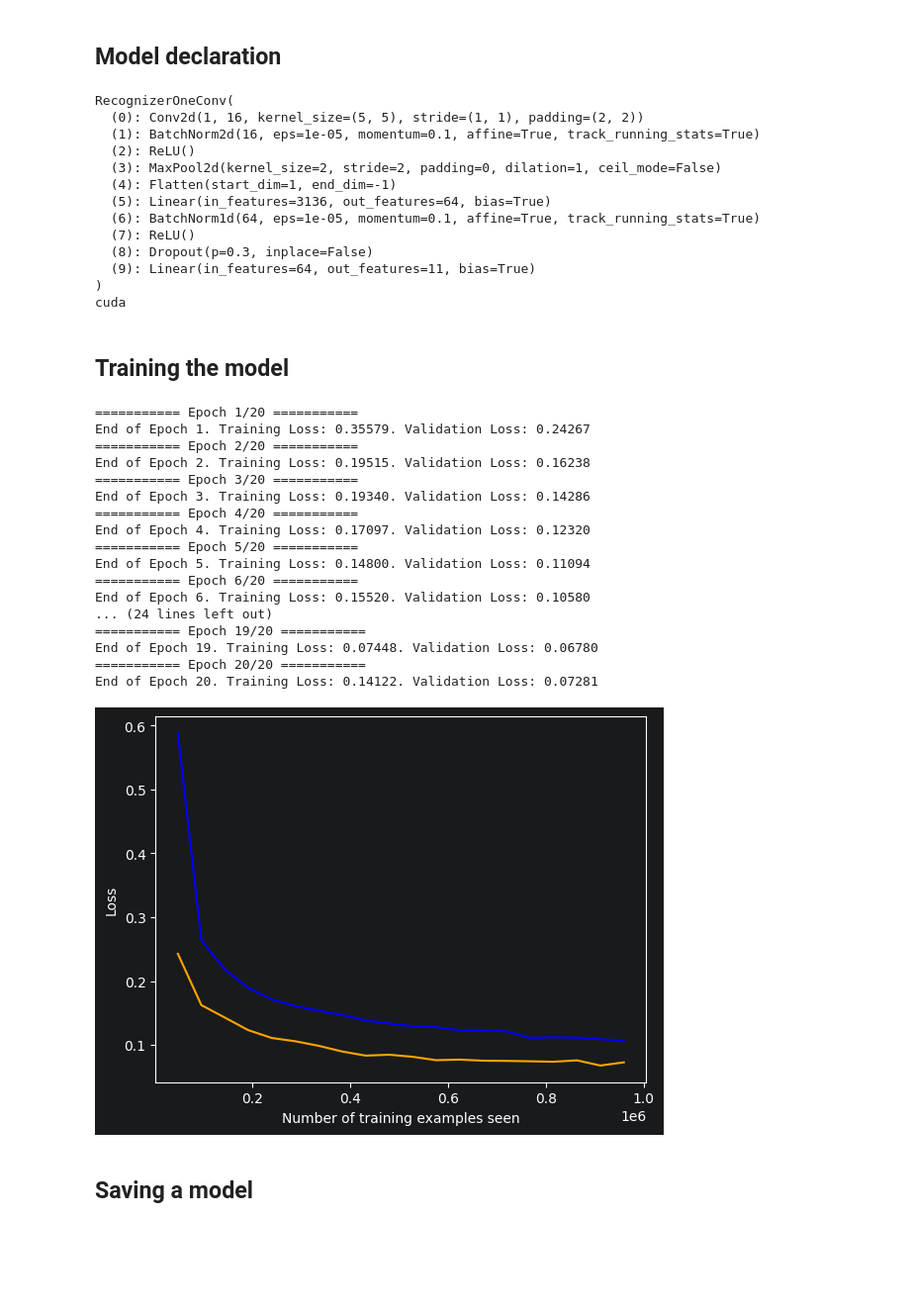
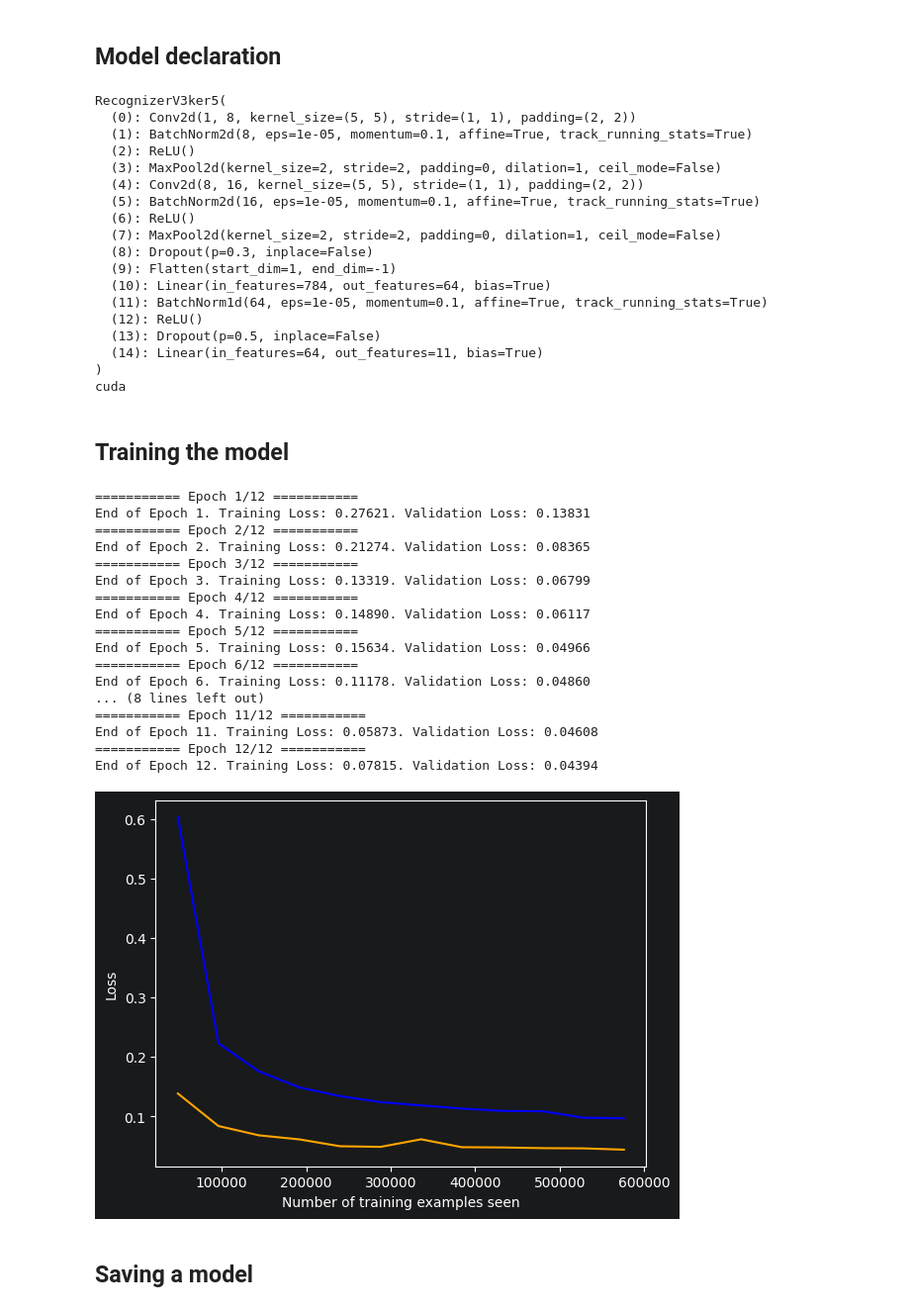
Before and after one commit to AI-MED-AGH/handwritten-digits-recognizer, a Jupyter notebook: Model_trainingV3.ipynb, the cells around one changed output. Shown at 99% size. Saved outputs shown, nothing was run; the diff lists cells and outputs as text; code cells hidden in the pictures; blank space fills up the shorter version.

Commit message:
Reformat code and change defaul recognizer architecture into RecognizerV3ker5

```diff
--- a/Model_trainingV3.ipynb
+++ b/Model_trainingV3.ipynb
@@ -201,29 +197,34 @@ plt.show()
 # %%
 from models_arch.Recognizer import *
 
-model = RecognizerOneConv()
+model = RecognizerV3ker5()
 model = model.to(device)
 print(model)
 print(device)
 # %% [output]
-RecognizerOneConv(
-  (0): Conv2d(1, 16, kernel_size=(5, 5), stride=(1, 1), padding=(2, 2))
-  (1): BatchNorm2d(16, eps=1e-05, momentum=0.1, affine=True, track_running_stats=True)
+RecognizerV3ker5(
+  (0): Conv2d(1, 8, kernel_size=(5, 5), stride=(1, 1), padding=(2, 2))
+  (1): BatchNorm2d(8, eps=1e-05, momentum=0.1, affine=True, track_running_stats=True)
   (2): ReLU()
   (3): MaxPool2d(kernel_size=2, stride=2, padding=0, dilation=1, ceil_mode=False)
-  (4): Flatten(start_dim=1, end_dim=-1)
-  (5): Linear(in_features=3136, out_features=64, bias=True)
-  (6): BatchNorm1d(64, eps=1e-05, momentum=0.1, affine=True, track_running_stats=True)
-  (7): ReLU()
+  (4): Conv2d(8, 16, kernel_size=(5, 5), stride=(1, 1), padding=(2, 2))
+  (5): BatchNorm2d(16, eps=1e-05, momentum=0.1, affine=True, track_running_stats=True)
+  (6): ReLU()
+  (7): MaxPool2d(kernel_size=2, stride=2, padding=0, dilation=1, ceil_mode=False)
   (8): Dropout(p=0.3, inplace=False)
-  (9): Linear(in_features=64, out_features=11, bias=True)
+  (9): Flatten(start_dim=1, end_dim=-1)
+  (10): Linear(in_features=784, out_features=64, bias=True)
+  (11): BatchNorm1d(64, eps=1e-05, momentum=0.1, affine=True, track_running_stats=True)
+  (12): ReLU()
+  (13): Dropout(p=0.5, inplace=False)
+  (14): Linear(in_features=64, out_features=11, bias=True)
 )
 cuda
 # %% [markdown]
 ## Training the model
 # %%
 # Hyperparameters
-epochs = 20
+epochs = 12
 learning_rate = 0.001
 
 # Initialize the model (try to use discrete GPU)
@@ -257,52 +258,52 @@ for epoch in range(epochs):
         optimizer.step()
 
     epoch_train_loss /= len(train_loader)
     train_losses.append(epoch_train_loss)
-    counter.append((epoch+1) * len(train_loader.dataset))
+    counter.append((epoch + 1) * len(train_loader.dataset))
 
     # Validate
     model.eval()
     epoch_val_loss = 0
 
     with torch.no_grad():
         for data, label in val_loader:
             # Copy data into GPU with non_blocking
             data, label = data.to(device, non_blocking=True), label.to(device, non_blocking=True)
 
             preds = model(data)
             epoch_val_loss += loss_fn(preds, label).item()
 
     # Average validation loss for an epoch
     epoch_val_loss /= len(val_loader)
     val_losses.append(epoch_val_loss)
 
     print(f"End of Epoch {epoch + 1}. Training Loss: {loss.item():.5f}. Validation Loss: {epoch_val_loss:.5f}")
 
 plt.cla()
 plt.plot(counter, train_losses, color='blue')
 plt.plot(counter, val_losses, color='orange')
 plt.xlabel('Number of training examples seen')
 plt.ylabel('Loss')
 plt.show()
 # %% [output]
-=========== Epoch 1/20 ===========
-End of Epoch 1. Training Loss: 0.35579. Validation Loss: 0.24267
-=========== Epoch 2/20 ===========
-End of Epoch 2. Training Loss: 0.19515. Validation Loss: 0.16238
-=========== Epoch 3/20 ===========
-End of Epoch 3. Training Loss: 0.19340. Validation Loss: 0.14286
-=========== Epoch 4/20 ===========
-End of Epoch 4. Training Loss: 0.17097. Validation Loss: 0.12320
-=========== Epoch 5/20 ===========
-End of Epoch 5. Training Loss: 0.14800. Validation Loss: 0.11094
-=========== Epoch 6/20 ===========
-End of Epoch 6. Training Loss: 0.15520. Validation Loss: 0.10580
-... (24 lines left out)
-=========== Epoch 19/20 ===========
-End of Epoch 19. Training Loss: 0.07448. Validation Loss: 0.06780
-=========== Epoch 20/20 ===========
-End of Epoch 20. Training Loss: 0.14122. Validation Loss: 0.07281
+=========== Epoch 1/12 ===========
+End of Epoch 1. Training Loss: 0.27621. Validation Loss: 0.13831
+=========== Epoch 2/12 ===========
+End of Epoch 2. Training Loss: 0.21274. Validation Loss: 0.08365
+=========== Epoch 3/12 ===========
+End of Epoch 3. Training Loss: 0.13319. Validation Loss: 0.06799
+=========== Epoch 4/12 ===========
+End of Epoch 4. Training Loss: 0.14890. Validation Loss: 0.06117
+=========== Epoch 5/12 ===========
+End of Epoch 5. Training Loss: 0.15634. Validation Loss: 0.04966
+=========== Epoch 6/12 ===========
+End of Epoch 6. Training Loss: 0.11178. Validation Loss: 0.04860
+... (8 lines left out)
+=========== Epoch 11/12 ===========
+End of Epoch 11. Training Loss: 0.05873. Validation Loss: 0.04608
+=========== Epoch 12/12 ===========
+End of Epoch 12. Training Loss: 0.07815. Validation Loss: 0.04394
-[figure, old version]
+[figure, new version]
 # %% [markdown]
 ## Saving a model
 # %%
```
Also changed, not shown: parts of 5 cells of this notebook.
